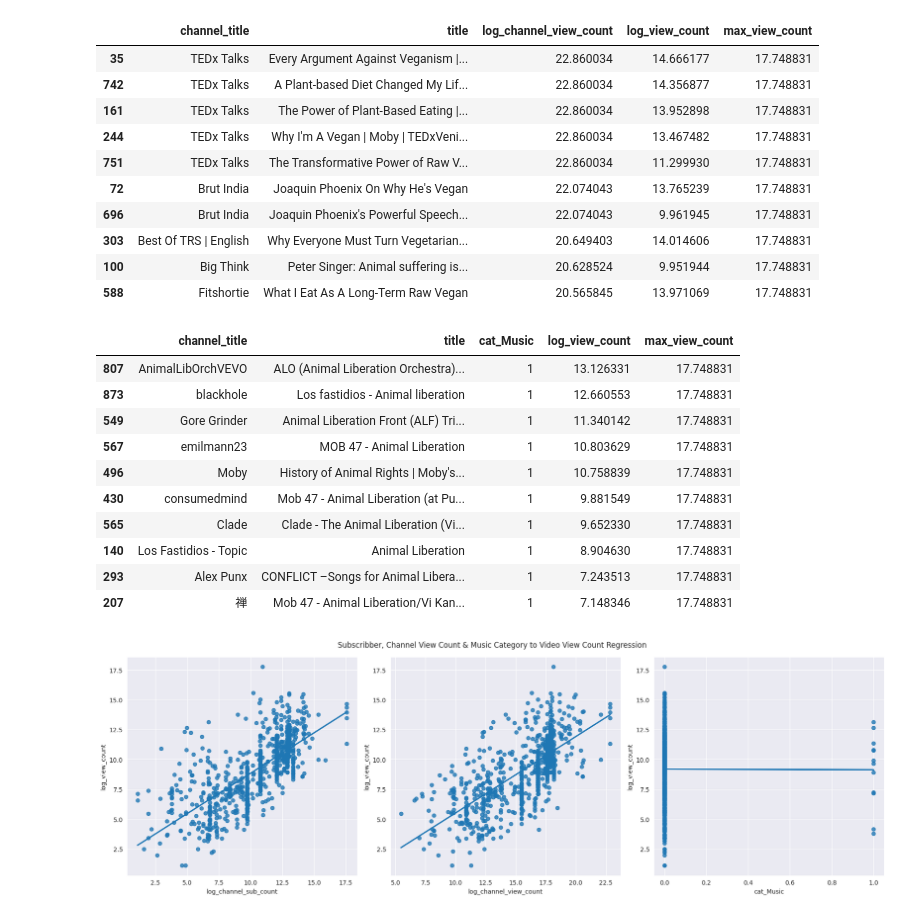
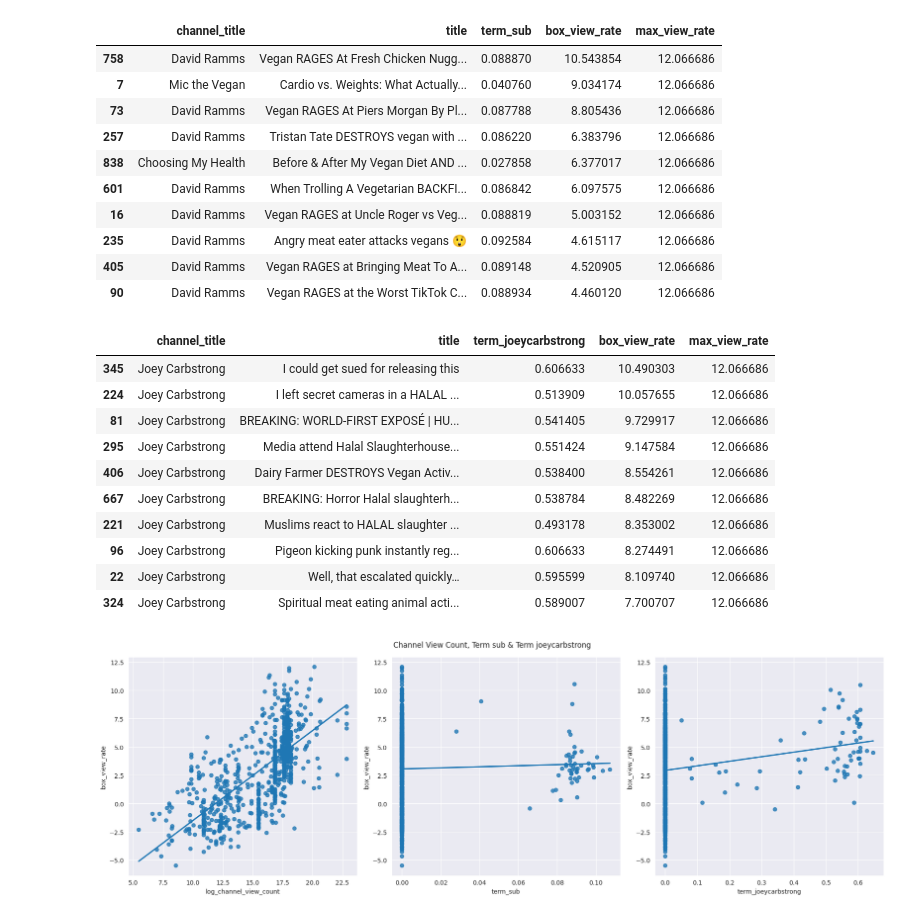
Before and after one commit to gh4rris/vegan_youtube, a Jupyter notebook: 03_modeling_linreg.ipynb, the cells around one changed output. Saved outputs shown, nothing was run; the diff lists cells and outputs as text; code cells hidden in the pictures.

```diff
--- a/03_modeling_linreg.ipynb
+++ b/03_modeling_linreg.ipynb
@@ -175,8 +162,8 @@ plt.savefig("images/linreg_residual_plot")
 # re-load video dataframe for video information
 video_df = pd.read_csv("data/videos_prepared.csv")
 
-# highest sub count videos by highest video view count
-video_df["max_view_count"] = video_df["log_view_count"].max()
-top_10_sub_count_df = video_df[["channel_title", "title", "log_channel_sub_count", "log_view_count", "max_view_count"]].sort_values(["log_channel_sub_count", "log_view_count"], ascending=False).head(10)
-top_10_sub_count_df
+# highest channel view count videos by highest video view rate
+video_df["max_view_rate"] = video_df["box_view_rate"].max()
+top_10_chan_view_count = video_df[["channel_title", "title", "log_channel_view_count", "box_view_rate", "max_view_rate"]].sort_values(["log_channel_view_count", "box_view_rate"], ascending=False).head(10)
+top_10_chan_view_count
 # %% [output]
@@ -194,44 +181,44 @@ top_10_sub_count_df
 # %%
-# highest channel view count videos by highest video view count
-top_10_chan_view_count_df = video_df[["channel_title", "title", "log_channel_view_count", "log_view_count", "max_view_count"]].sort_values(["log_channel_view_count", "log_view_count"], ascending=False).head(10)
-top_10_chan_view_count_df
+# highest sub view rate
+top_10_sub = video_df[["channel_title", "title", "term_sub", "box_view_rate", "max_view_rate"]][video_df["term_sub"] > 0].sort_values(["box_view_rate"], ascending=False).head(10)
+top_10_sub
 # %% [output]
-|  | channel_title | title | log_channel_view_count | log_view_count | max_view_count |
-| 35 | TEDx Talks | Every Argument Against Veganism |... | 22.860034 | 14.666177 | 17.748831 |
-| 742 | TEDx Talks | A Plant-based Diet Changed My Lif... | 22.860034 | 14.356877 | 17.748831 |
-| 161 | TEDx Talks | The Power of Plant-Based Eating |... | 22.860034 | 13.952898 | 17.748831 |
-| 244 | TEDx Talks | Why I'm A Vegan | Moby | TEDxVeni... | 22.860034 | 13.467482 | 17.748831 |
-| 751 | TEDx Talks | The Transformative Power of Raw V... | 22.860034 | 11.299930 | 17.748831 |
-| 72 | Brut India | Joaquin Phoenix On Why He's Vegan | 22.074043 | 13.765239 | 17.748831 |
-| 696 | Brut India | Joaquin Phoenix's Powerful Speech... | 22.074043 | 9.961945 | 17.748831 |
-| 303 | Best Of TRS | English | Why Everyone Must Turn Vegetarian... | 20.649403 | 14.014606 | 17.748831 |
-| 100 | Big Think | Peter Singer: Animal suffering is... | 20.628524 | 9.951944 | 17.748831 |
-| 588 | Fitshortie | What I Eat As A Long-Term Raw Vegan | 20.565845 | 13.971069 | 17.748831 |
+|  | channel_title | title | term_sub | box_view_rate | max_view_rate |
+| 758 | David Ramms | Vegan RAGES At Fresh Chicken Nugg... | 0.088870 | 10.543854 | 12.066686 |
+| 7 | Mic the Vegan | Cardio vs. Weights: What Actually... | 0.040760 | 9.034174 | 12.066686 |
+| 73 | David Ramms | Vegan RAGES At Piers Morgan By Pl... | 0.087788 | 8.805436 | 12.066686 |
+| 257 | David Ramms | Tristan Tate DESTROYS vegan with ... | 0.086220 | 6.383796 | 12.066686 |
+| 838 | Choosing My Health | Before & After My Vegan Diet AND ... | 0.027858 | 6.377017 | 12.066686 |
+| 601 | David Ramms | When Trolling A Vegetarian BACKFI... | 0.086842 | 6.097575 | 12.066686 |
+| 16 | David Ramms | Vegan RAGES at Uncle Roger vs Veg... | 0.088819 | 5.003152 | 12.066686 |
+| 235 | David Ramms | Angry meat eater attacks vegans 😲 | 0.092584 | 4.615117 | 12.066686 |
+| 405 | David Ramms | Vegan RAGES at Bringing Meat To A... | 0.089148 | 4.520905 | 12.066686 |
+| 90 | David Ramms | Vegan RAGES at the Worst TikTok C... | 0.088934 | 4.460120 | 12.066686 |
 # %%
-# highest channel view count videos by highest video view count
-top_10_music_df = video_df[["channel_title", "title", "cat_Music", "log_view_count", "max_view_count"]][video_df["cat_Music"] == 1].sort_values("log_view_count", ascending=False).head(10)
-top_10_music_df
+# highest joey carbstrong view rate
+top_10_joeycarbstrong = video_df[["channel_title", "title", "term_joeycarbstrong", "box_view_rate", "max_view_rate"]][video_df["term_joeycarbstrong"] > 0].sort_values(["box_view_rate"], ascending=False).head(10)
+top_10_joeycarbstrong
 # %% [output]
-|  | channel_title | title | cat_Music | log_view_count | max_view_count |
-| 807 | AnimalLibOrchVEVO | ALO (Animal Liberation Orchestra)... | 1 | 13.126331 | 17.748831 |
-| 873 | blackhole | Los fastidios - Animal liberation | 1 | 12.660553 | 17.748831 |
-| 549 | Gore Grinder | Animal Liberation Front (ALF) Tri... | 1 | 11.340142 | 17.748831 |
-| 567 | emilmann23 | MOB 47 - Animal Liberation | 1 | 10.803629 | 17.748831 |
-| 496 | Moby | History of Animal Rights | Moby's... | 1 | 10.758839 | 17.748831 |
-| 430 | consumedmind | Mob 47 - Animal Liberation (at Pu... | 1 | 9.881549 | 17.748831 |
-| 565 | Clade | Clade - The Animal Liberation (Vi... | 1 | 9.652330 | 17.748831 |
-| 140 | Los Fastidios - Topic | Animal Liberation | 1 | 8.904630 | 17.748831 |
-| 293 | Alex Punx | CONFLICT –Songs for Animal Libera... | 1 | 7.243513 | 17.748831 |
-| 207 | 禅 | Mob 47 - Animal Liberation/Vi Kan... | 1 | 7.148346 | 17.748831 |
+|  | channel_title | title | term_joeycarbstrong | box_view_rate | max_view_rate |
+| 345 | Joey Carbstrong | I could get sued for releasing this | 0.606633 | 10.490303 | 12.066686 |
+| 224 | Joey Carbstrong | I left secret cameras in a HALAL ... | 0.513909 | 10.057655 | 12.066686 |
+| 81 | Joey Carbstrong | BREAKING: WORLD-FIRST EXPOSÉ | HU... | 0.541405 | 9.729917 | 12.066686 |
+| 295 | Joey Carbstrong | Media attend Halal Slaughterhouse... | 0.551424 | 9.147584 | 12.066686 |
+| 406 | Joey Carbstrong | Dairy Farmer DESTROYS Vegan Activ... | 0.538400 | 8.554261 | 12.066686 |
+| 667 | Joey Carbstrong | BREAKING: Horror Halal slaughterh... | 0.538784 | 8.482269 | 12.066686 |
+| 221 | Joey Carbstrong | Muslims react to HALAL slaughter ... | 0.493178 | 8.353002 | 12.066686 |
+| 96 | Joey Carbstrong | Pigeon kicking punk instantly reg... | 0.606633 | 8.274491 | 12.066686 |
+| 22 | Joey Carbstrong | Well, that escalated quickly… | 0.595599 | 8.109740 | 12.066686 |
+| 324 | Joey Carbstrong | Spiritual meat eating animal acti... | 0.589007 | 7.700707 | 12.066686 |
 # %%
 # visualize individual regression lines of coefficients with highest impact on view count
 fig, axes = plt.subplots(1, 3, figsize=(18, 6))
-fig.suptitle("Subscribber, Channel View Count & Music Category to Video View Count Regression")
-sns.regplot(ax=axes[0], data=video_df, x="log_channel_sub_count", y="log_view_count", ci=None)
-sns.regplot(ax=axes[1], data=video_df, x="log_channel_view_count", y="log_view_count", ci=None)
-sns.regplot(ax=axes[2], data=video_df, x="cat_Music", y="log_view_count", ci=None)
+fig.suptitle("Channel View Count, Term sub & Term joeycarbstrong")
+sns.regplot(ax=axes[0], data=video_df, x="log_channel_view_count", y="box_view_rate", ci=None)
+sns.regplot(ax=axes[1], data=video_df, x="term_sub", y="box_view_rate", ci=None)
+sns.regplot(ax=axes[2], data=video_df, x="term_joeycarbstrong", y="box_view_rate", ci=None)
 plt.tight_layout()
 
 plt.savefig("images/top_coefficient_regression_lines.png")
 # %% [output]
-[figure, old version]
+[figure, new version]
```
Also changed, not shown: parts of 10 cells of this notebook, 25 other files.
